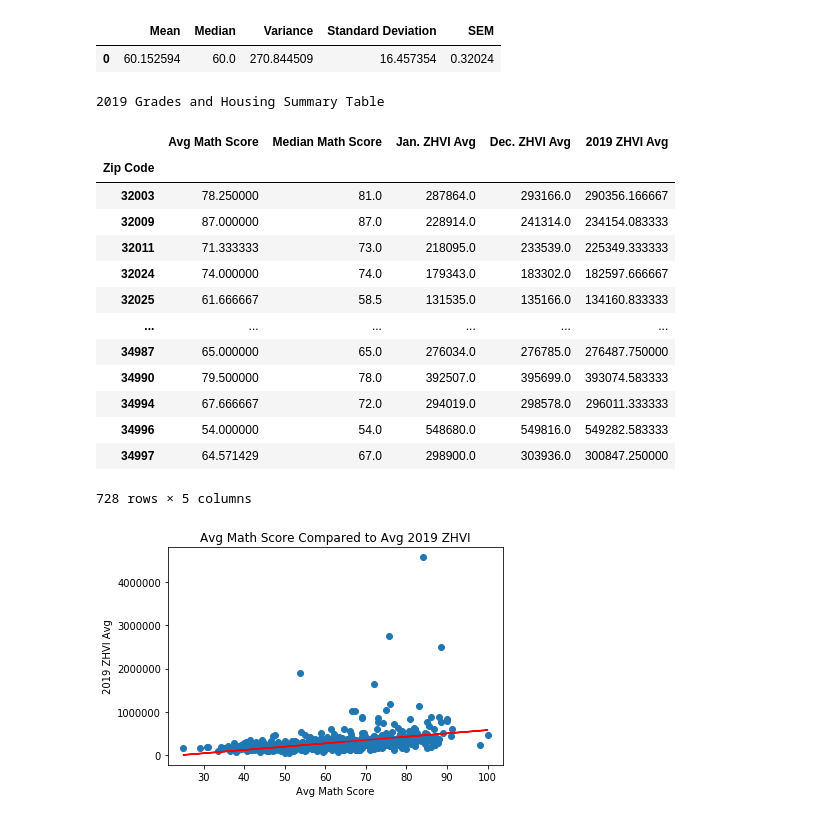
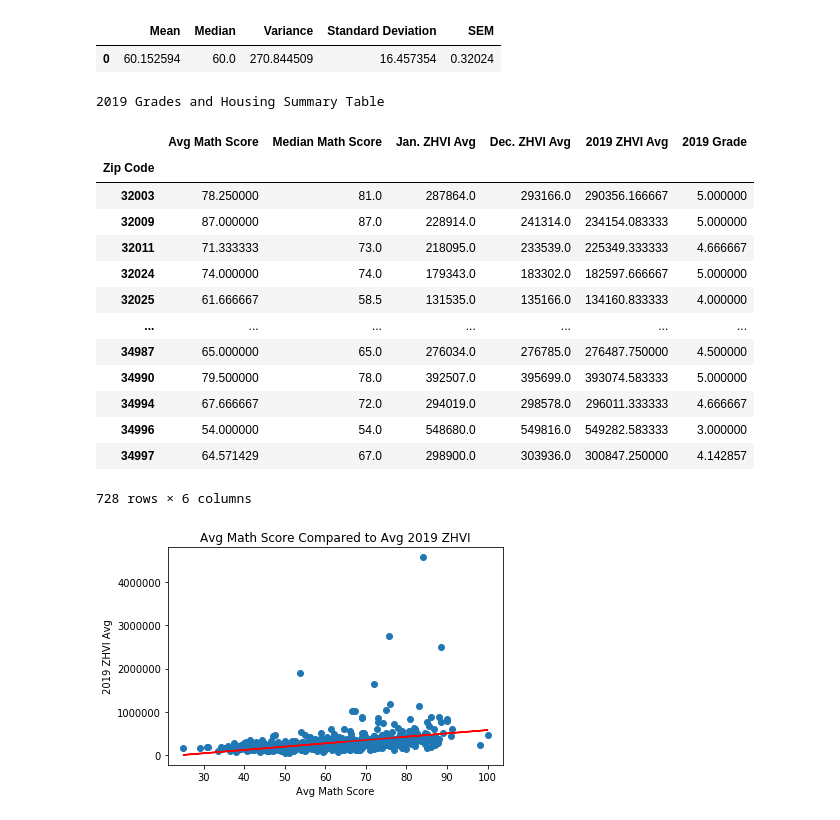
Before and after one commit to nleopard/Florida-Housing-vs-Public-Schools, a Jupyter notebook: Math_Analysis.ipynb, the cells around one changed output. Cells and saved outputs as stored; diff of their text form; code cells hidden in the pictures.

```diff
--- a/Math_Analysis.ipynb
+++ b/Math_Analysis.ipynb
@@ -26,6 +26,11 @@ math_df.head()
 | 3 | 32605 | LITTLEWOOD ELEMENTARY SCHOOL | 61.0 | 407.0 | 58.0 | B | ... |
 | 4 | 32609 | W. A. METCALFE ELEMENTARY SCHOOL | 48.0 | 386.0 | 55.0 | B | ... |
 5 rows × 156 columns
+# %%
+# Create an identical dataframe to math_df with numbers representing letter grades
+scores_df = math_df
+scores_df['Grade 2019'] = scores_df['Grade 2019'].replace(
+    {'A': 5, 'B': 4,'C': 3,'D': 2,'F': 1, 'I': 0 })
 # %%
 # Save summary statistics into variables
 mean = math_df["Mathematics Achievement"].mean()
@@ -45,41 +50,43 @@ Mathematics Achievement Scores
 # %%
 # Group dataframe by zip code
 zip_df = math_df.groupby(["Zip Code"])
+zip_letter_df = scores_df.groupby(["Zip Code"])
 
 # Get the mean and median of grades and housing prices
 grades_mean = zip_df["Mathematics Achievement"].mean()
 grades_median = zip_df["Mathematics Achievement"].median()
+grades_2019 = zip_letter_df["Grade 2019"].mean()
 
 # Convert housing prices to a list and then store averages from that list in a variable
 house_average_list = ['2019-01','2019-02','2019-03','2019-04','2019-05','2019-06','2019-07','2019-08','2019-09','2019-10','2019-11','2019-12']
 zhvi_01_19 = zip_df["2019-01"].mean()
 zhvi_12_19 = zip_df["2019-12"].mean()
 zhvi_2019_df = math_df.groupby(["Zip Code"])['2019-01','2019-02','2019-03','2019-04','2019-05','2019-06','2019-07','2019-08','2019-09','2019-10','2019-11','2019-12'].mean()
 
 # Create new column to store total 2019 zhvi average
 zhvi_2019_df["2019 ZHVI Avg"] = zhvi_2019_df.mean(axis=1)
 zhvi_2019 = zhvi_2019_df["2019 ZHVI Avg"]
 
 # Create dataframe from variables
-table_1 = pd.DataFrame({"Avg Math Score": grades_mean, "Median Math Score": grades_median, "Jan. ZHVI Avg": zhvi_01_19, "Dec. ZHVI Avg": zhvi_12_19, "2019 ZHVI Avg": zhvi_2019})
+table_1 = pd.DataFrame({"Avg Math Score": grades_mean, "Median Math Score": grades_median, "Jan. ZHVI Avg": zhvi_01_19, "Dec. ZHVI Avg": zhvi_12_19, "2019 ZHVI Avg": zhvi_2019, "2019 Grade": grades_2019})
 print("2019 Grades and Housing Summary Table")
 table_1
 # %% [output]
 2019 Grades and Housing Summary Table
-|  | Avg Math Score | Median Math Score | Jan. ZHVI Avg | Dec. ZHVI Avg | 2019 ZHVI Avg |
-| Zip Code |  |  |  |  |  |
-| 32003 | 78.250000 | 81.0 | 287864.0 | 293166.0 | 290356.166667 |
-| 32009 | 87.000000 | 87.0 | 228914.0 | 241314.0 | 234154.083333 |
-| 32011 | 71.333333 | 73.0 | 218095.0 | 233539.0 | 225349.333333 |
-| 32024 | 74.000000 | 74.0 | 179343.0 | 183302.0 | 182597.666667 |
-| 32025 | 61.666667 | 58.5 | 131535.0 | 135166.0 | 134160.833333 |
-| ... | ... | ... | ... | ... | ... |
-| 34987 | 65.000000 | 65.0 | 276034.0 | 276785.0 | 276487.750000 |
-| 34990 | 79.500000 | 78.0 | 392507.0 | 395699.0 | 393074.583333 |
-| 34994 | 67.666667 | 72.0 | 294019.0 | 298578.0 | 296011.333333 |
-| 34996 | 54.000000 | 54.0 | 548680.0 | 549816.0 | 549282.583333 |
-| 34997 | 64.571429 | 67.0 | 298900.0 | 303936.0 | 300847.250000 |
+|  | Avg Math Score | Median Math Score | Jan. ZHVI Avg | Dec. ZHVI Avg | 2019 ZHVI Avg | 2019 Grade |
+| Zip Code |  |  |  |  |  |  |
+| 32003 | 78.250000 | 81.0 | 287864.0 | 293166.0 | 290356.166667 | 5.000000 |
+| 32009 | 87.000000 | 87.0 | 228914.0 | 241314.0 | 234154.083333 | 5.000000 |
+| 32011 | 71.333333 | 73.0 | 218095.0 | 233539.0 | 225349.333333 | 4.666667 |
+| 32024 | 74.000000 | 74.0 | 179343.0 | 183302.0 | 182597.666667 | 5.000000 |
+| 32025 | 61.666667 | 58.5 | 131535.0 | 135166.0 | 134160.833333 | 4.000000 |
+| ... | ... | ... | ... | ... | ... | ... |
+| 34987 | 65.000000 | 65.0 | 276034.0 | 276785.0 | 276487.750000 | 4.500000 |
+| 34990 | 79.500000 | 78.0 | 392507.0 | 395699.0 | 393074.583333 | 5.000000 |
+| 34994 | 67.666667 | 72.0 | 294019.0 | 298578.0 | 296011.333333 | 4.666667 |
+| 34996 | 54.000000 | 54.0 | 548680.0 | 549816.0 | 549282.583333 | 3.000000 |
+| 34997 | 64.571429 | 67.0 | 298900.0 | 303936.0 | 300847.250000 | 4.142857 |
-728 rows × 5 columns
+728 rows × 6 columns
 # %%
 # Calculate the correlation coefficient
 avg_math_score = table_1.iloc[:,0]
```
Also changed, not shown: parts of 6 cells of this notebook.
